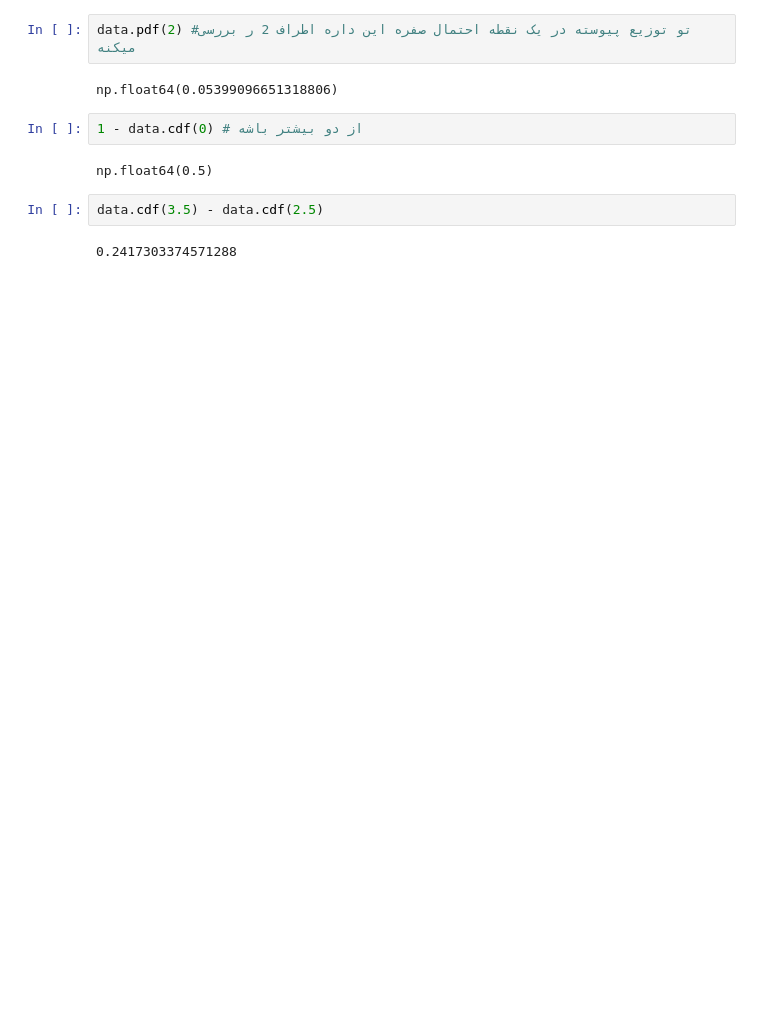
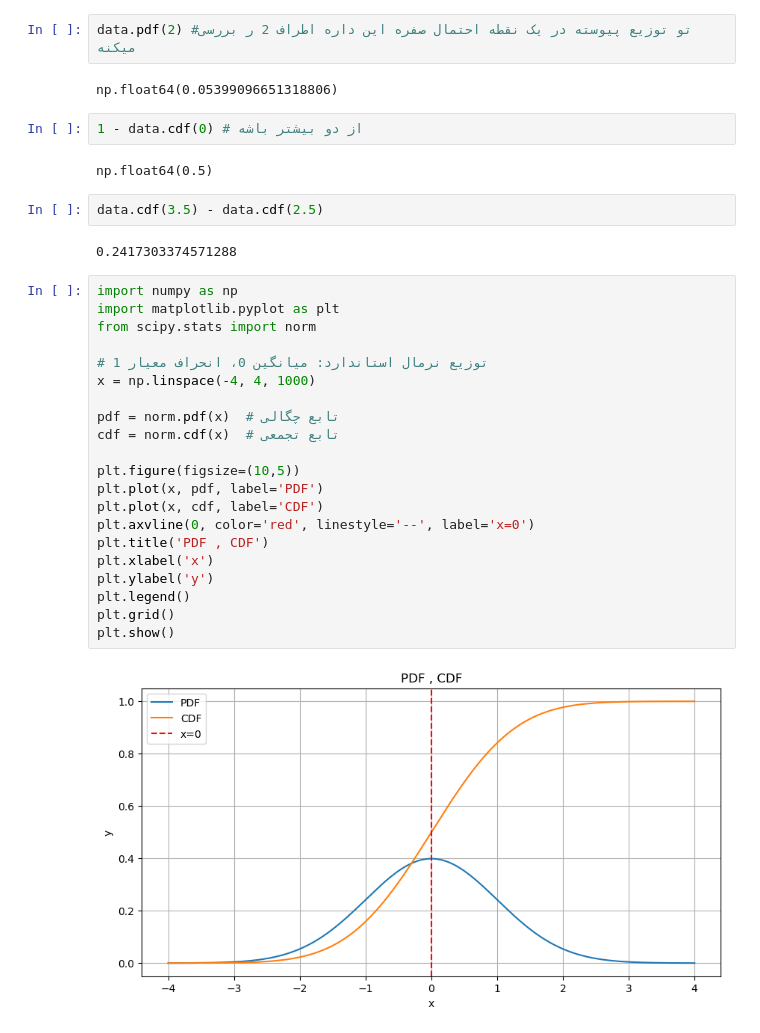
Before and after one commit to hamed-safaei/data-science-learning, a Jupyter notebook: data-science-learning/Codes/Statistics/PDFCDF.ipynb, the cells around one changed output. Cells and saved outputs as stored; diff of their text form; blank space fills up the shorter version.

```diff
--- a/data-science-learning/Codes/Statistics/PDFCDF.ipynb
+++ b/data-science-learning/Codes/Statistics/PDFCDF.ipynb
@@ -56,3 +56,26 @@ np.float64(0.5)
 data.cdf(3.5) - data.cdf(2.5)
 # %% [output]
 0.2417303374571288
+# %%
+import numpy as np
+import matplotlib.pyplot as plt
+from scipy.stats import norm
+
+# توزیع نرمال استاندارد: میانگین 0، انحراف معیار 1
+x = np.linspace(-4, 4, 1000)
+
+pdf = norm.pdf(x)  # تابع چگالی
+cdf = norm.cdf(x)  # تابع تجمعی
+
+plt.figure(figsize=(10,5))
+plt.plot(x, pdf, label='PDF')
+plt.plot(x, cdf, label='CDF')
+plt.axvline(0, color='red', linestyle='--', label='x=0')
+plt.title('PDF , CDF')
+plt.xlabel('x')
+plt.ylabel('y')
+plt.legend()
+plt.grid()
+plt.show()
+# %% [output]
+[figure, added]
```
Also changed, not shown: parts of 1 cell of this notebook, 4 other files.
